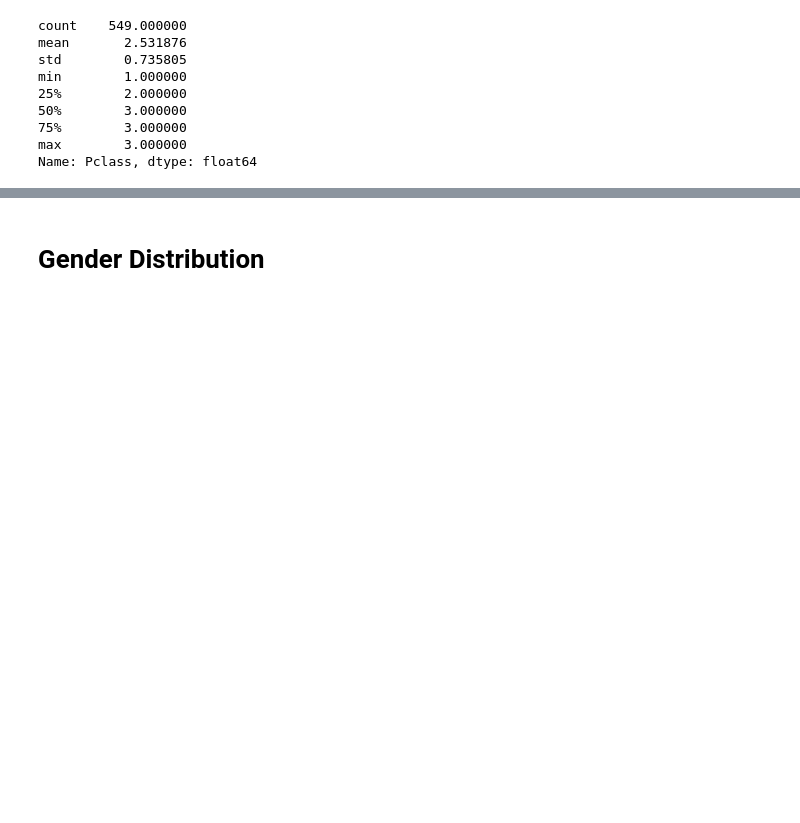
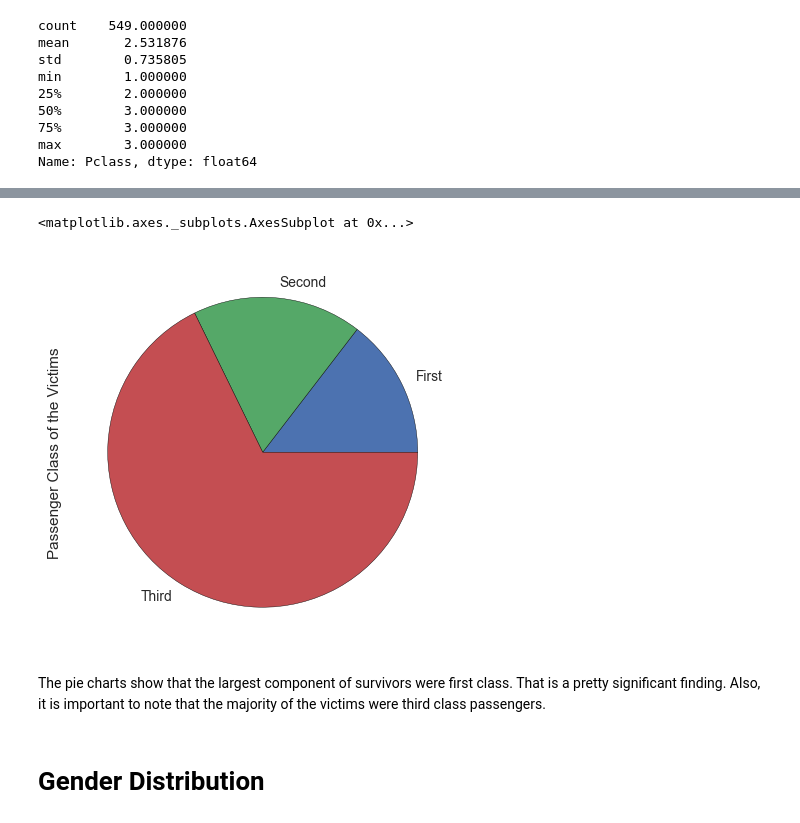
Before and after one commit to jamesyoon12/Titanic-Data, a Jupyter notebook: Titanic_Project_David_Yun.ipynb, the cells around one changed output, grey strips where cells are left out. Saved outputs shown, nothing was run; the diff lists cells and outputs as text; code cells hidden in the pictures; blank space fills up the shorter version.

```diff
--- a/Titanic_Project_David_Yun.ipynb
+++ b/Titanic_Project_David_Yun.ipynb
@@ -301,3 +321,24 @@ It looks like there are high number of Passenger 3 class number in death but eve
+# %%
+fc=[]
+sc=[]
+tc=[]
+for i in dp.Pclass:
+    if i == 1:
+        fc.append(i)
+    elif i == 2:
+        sc.append(i)
+    elif i == 3:
+        tc.append(i)
+cf=len(fc)
+cs=len(sc)
+ct=len(tc)
+dpclass=pd.Series([cf,cs,ct], index=['First', 'Second', 'Third'], name='Passenger Class of the Victims')
+dpclass.plot.pie(figsize=(5, 5))
+# %% [output]
+<matplotlib.axes._subplots.AxesSubplot at 0x...>
+[figure, added]
+# %% [markdown]
+The pie charts show that the largest component of survivors were first class. That is a pretty significant finding. Also, it is important to note that the majority of the victims were third class passengers.
 # %% [markdown]
 # Gender Distribution
 # %%
```
Also changed, not shown: parts of 8 cells of this notebook.
